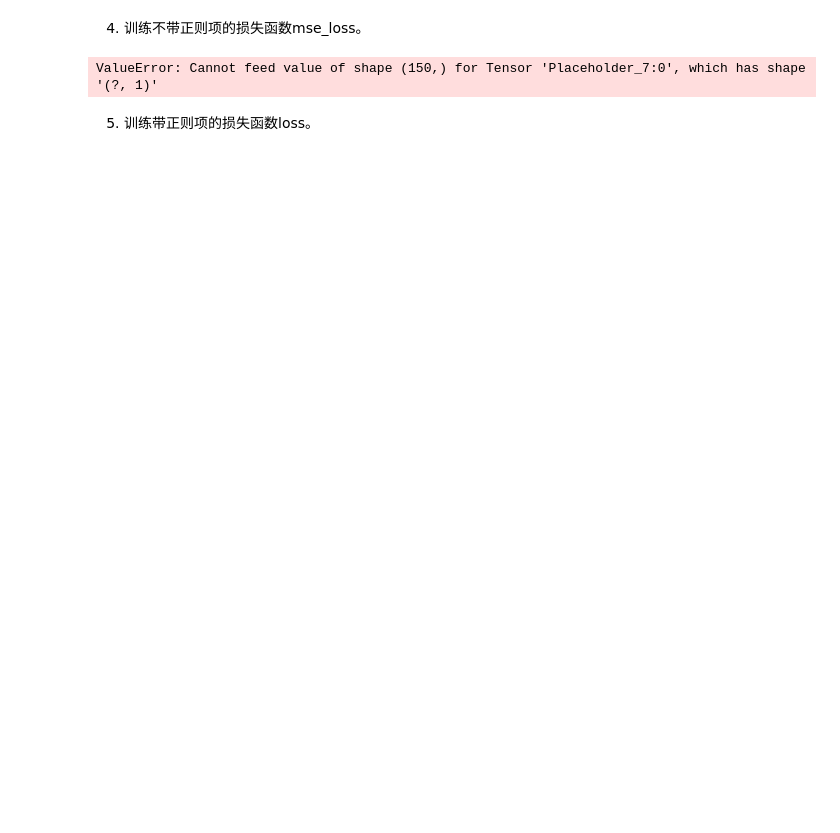
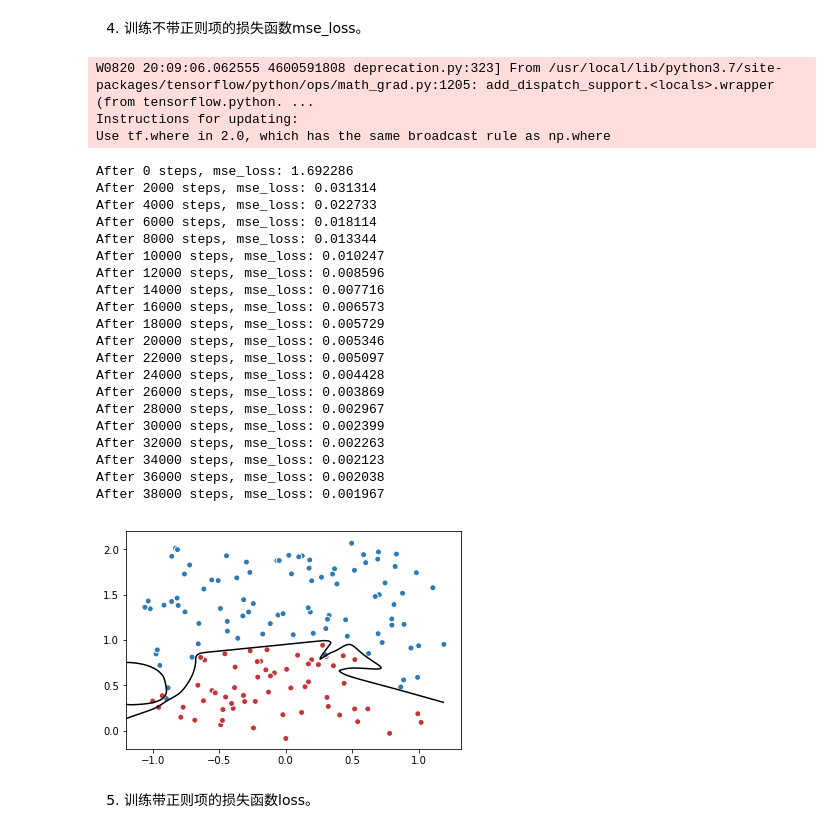
Before and after one commit to luixiao1223/BookShare, a Jupyter notebook: tensorflow_google/ch04/ch04.ipynb, the cells around one changed output. Saved outputs shown, nothing was run; the diff lists cells and outputs as text; code cells hidden in the pictures; blank space fills up the shorter version.

```diff
--- a/tensorflow_google/ch04/ch04.ipynb
+++ b/tensorflow_google/ch04/ch04.ipynb
@@ -536,6 +536,29 @@ def get_weight(shape, lambda1):
 # %% [markdown]
 3. 定义神经网络
 # %%
+import tensorflow as tf
+import matplotlib.pyplot as plt
+import numpy as np
+
+data = []
+label = []
+np.random.seed(0)
+
+# 以原点为圆心，半径为1的圆把散点划分成红蓝两部分，并加入随机噪音。
+for i in range(150):
+    x1 = np.random.uniform(-1,1)
+    x2 = np.random.uniform(0,2)
+    if x1**2 + x2**2 <= 1:
+        data.append([np.random.normal(x1, 0.1),np.random.normal(x2,0.1)])
+        label.append(0)
+    else:
+        data.append([np.random.normal(x1, 0.1), np.random.normal(x2, 0.1)])
+        label.append(1)
+
+data = np.hstack(data).reshape(-1,2)
+label_d = label
+label = np.hstack(label).reshape(-1, 1)
+
 x = tf.placeholder(tf.float32, shape=(None, 2))
 y_ = tf.placeholder(tf.float32, shape=(None, 1))
 sample_size = len(data)
@@ -567,26 +599,49 @@ loss = tf.add_n(tf.get_collection('losses'))
 # %%
 # 定义训练的目标函数mse_loss，训练次数及训练模型
 train_op = tf.train.AdamOptimizer(0.001).minimize(mse_loss)
 TRAINING_STEPS = 40000
 
 with tf.Session() as sess:
     tf.global_variables_initializer().run()
     for i in range(TRAINING_STEPS):
         sess.run(train_op, feed_dict={x: data, y_: label})
         if i % 2000 == 0:
             print("After %d steps, mse_loss: %f" % (i,sess.run(mse_loss, feed_dict={x: data, y_: label})))
 
     # 画出训练后的分割曲线
     xx, yy = np.mgrid[-1.2:1.2:.01, -0.2:2.2:.01]
     grid = np.c_[xx.ravel(), yy.ravel()]
     probs = sess.run(y, feed_dict={x:grid})
     probs = probs.reshape(xx.shape)
 
-#plt.scatter(data[:,0], data[:,1], c=label, cmap="RdBu", vmin=-.2, vmax=1.2, edgecolor="white")
-#plt.contour(xx, yy, probs, levels=[.5], cmap="Greys", vmin=0, vmax=.1)
-#plt.show()
+plt.scatter(data[:,0], data[:,1], c=label_d, cmap="RdBu", vmin=-.2, vmax=1.2, edgecolor="white")
+plt.contour(xx, yy, probs, levels=[.5], cmap="Greys", vmin=0, vmax=.1)
+plt.show()
 # %% [output]
-ValueError: Cannot feed value of shape (150,) for Tensor 'Placeholder_7:0', which has shape '(?, 1)'
+W0820 20:09:06.062555 4600591808 deprecation.py:323] From /usr/local/lib/python3.7/site-packages/tensorflow/python/ops/math_grad.py:1205: add_dispatch_support.<locals>.wrapper (from tensorflow.python. ...
+Instructions for updating:
+Use tf.where in 2.0, which has the same broadcast rule as np.where
+After 0 steps, mse_loss: 1.692286
+After 2000 steps, mse_loss: 0.031314
+After 4000 steps, mse_loss: 0.022733
+After 6000 steps, mse_loss: 0.018114
+After 8000 steps, mse_loss: 0.013344
+After 10000 steps, mse_loss: 0.010247
+After 12000 steps, mse_loss: 0.008596
+After 14000 steps, mse_loss: 0.007716
+After 16000 steps, mse_loss: 0.006573
+After 18000 steps, mse_loss: 0.005729
+After 20000 steps, mse_loss: 0.005346
+After 22000 steps, mse_loss: 0.005097
+After 24000 steps, mse_loss: 0.004428
+After 26000 steps, mse_loss: 0.003869
+After 28000 steps, mse_loss: 0.002967
+After 30000 steps, mse_loss: 0.002399
+After 32000 steps, mse_loss: 0.002263
+After 34000 steps, mse_loss: 0.002123
+After 36000 steps, mse_loss: 0.002038
+After 38000 steps, mse_loss: 0.001967
+[figure, added]
 # %% [markdown]
 5. 训练带正则项的损失函数loss。
 # %%
```
Also changed, not shown: parts of 4 cells of this notebook.
